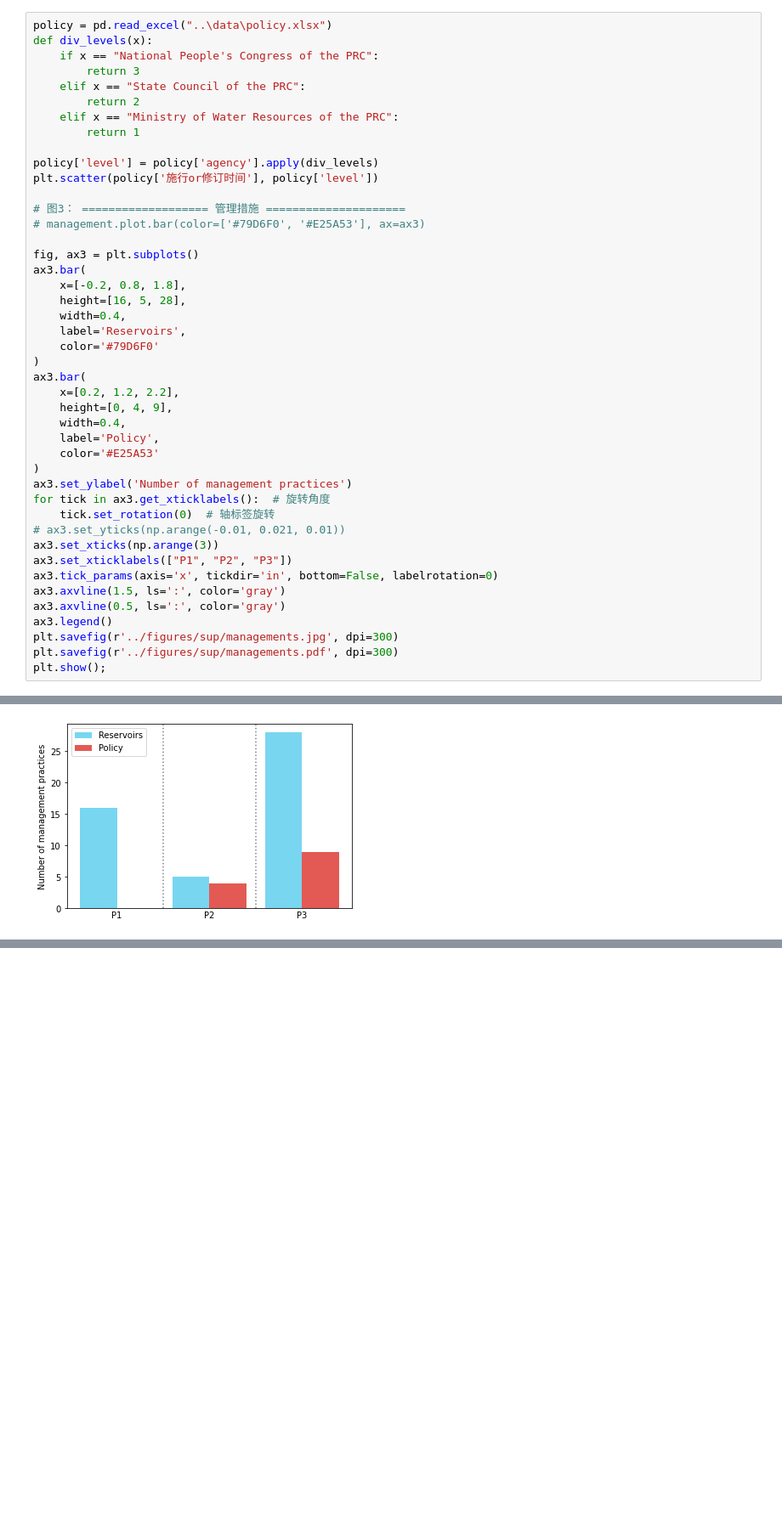
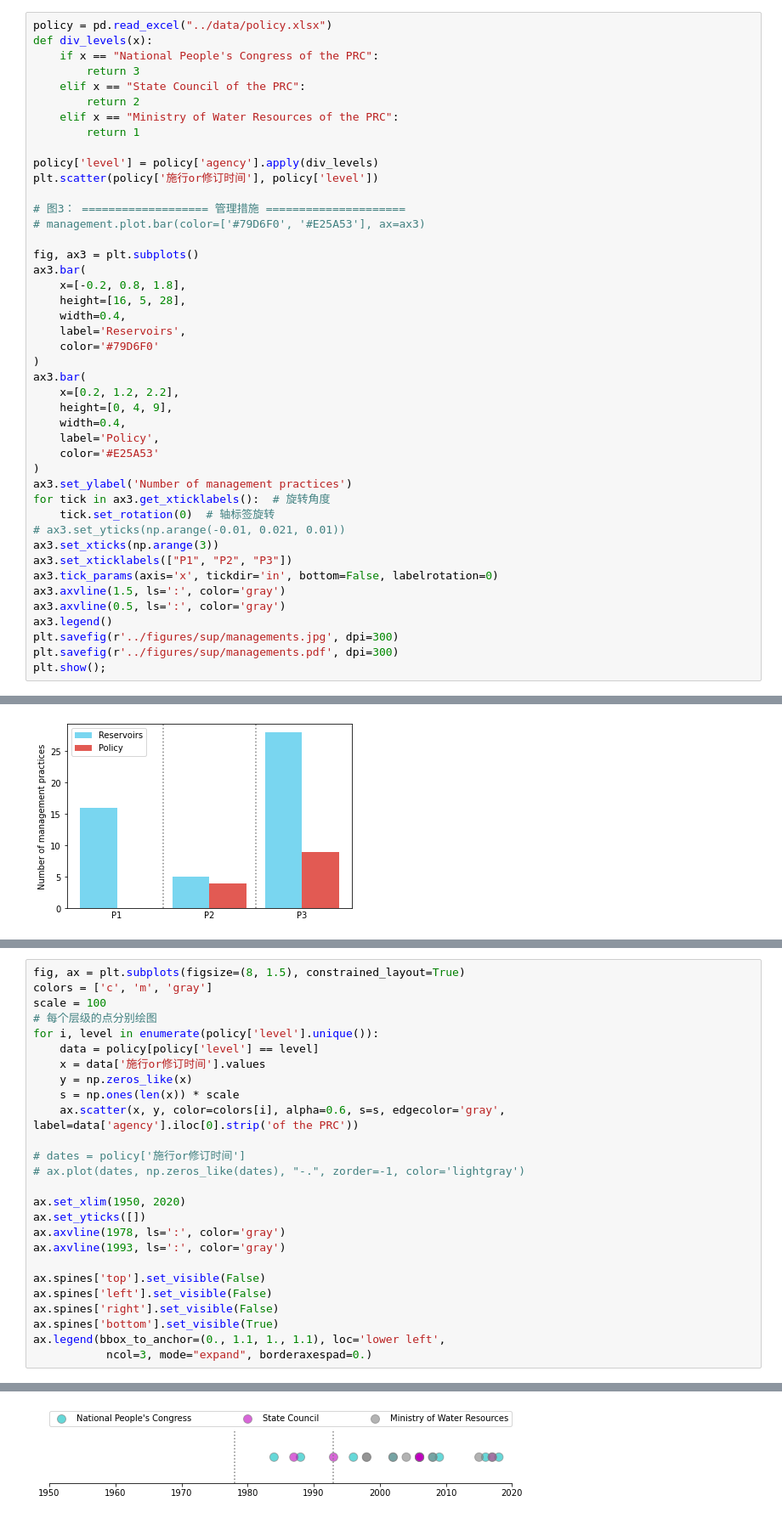
Before and after one commit to SongshGeo/Water-Governance-Regimes, a Jupyter notebook: notebooks/appendix.ipynb, the cells around one changed output, grey strips where cells are left out. Shown at 85% size. Drawn from its saved outputs; the diff is of its cells as text; blank space fills up the shorter version.

```diff
--- a/notebooks/appendix.ipynb
+++ b/notebooks/appendix.ipynb
@@ -366,7 +365,7 @@ plt.show();
 # %% [markdown]
 # Fig SX. 法律政策
 # %%
-policy = pd.read_excel("..\data\policy.xlsx")
+policy = pd.read_excel("../data/policy.xlsx")
 def div_levels(x):
     if x == "National People's Congress of the PRC":
         return 3
@@ -414,0 +423,27 @@ plt.show();
+# %%
+fig, ax = plt.subplots(figsize=(8, 1.5), constrained_layout=True)
+colors = ['c', 'm', 'gray']
+scale = 100
+# 每个层级的点分别绘图
+for i, level in enumerate(policy['level'].unique()):
+    data = policy[policy['level'] == level]
+    x = data['施行or修订时间'].values
+    y = np.zeros_like(x)
+    s = np.ones(len(x)) * scale
+    ax.scatter(x, y, color=colors[i], alpha=0.6, s=s, edgecolor='gray', label=data['agency'].iloc[0].strip('of the PRC'))
+
+# dates = policy['施行or修订时间']
+# ax.plot(dates, np.zeros_like(dates), "-.", zorder=-1, color='lightgray')
+
+ax.set_xlim(1950, 2020)
+ax.set_yticks([])
+ax.axvline(1978, ls=':', color='gray')
+ax.axvline(1993, ls=':', color='gray')
+
+ax.spines['top'].set_visible(False)
+ax.spines['left'].set_visible(False)
+ax.spines['right'].set_visible(False)
+ax.spines['bottom'].set_visible(True)
+ax.legend(bbox_to_anchor=(0., 1.1, 1., 1.1), loc='lower left',
+           ncol=3, mode="expand", borderaxespad=0.)
+# %% [output]
@@ -414,0 +451 @@ plt.show();
+[figure, added]
```
Also changed, not shown: parts of 3 cells of this notebook, 5 other files.
